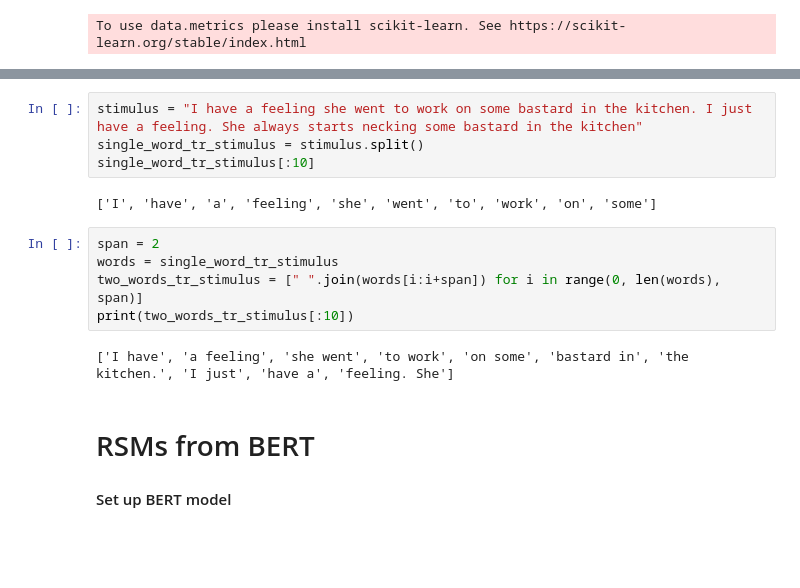
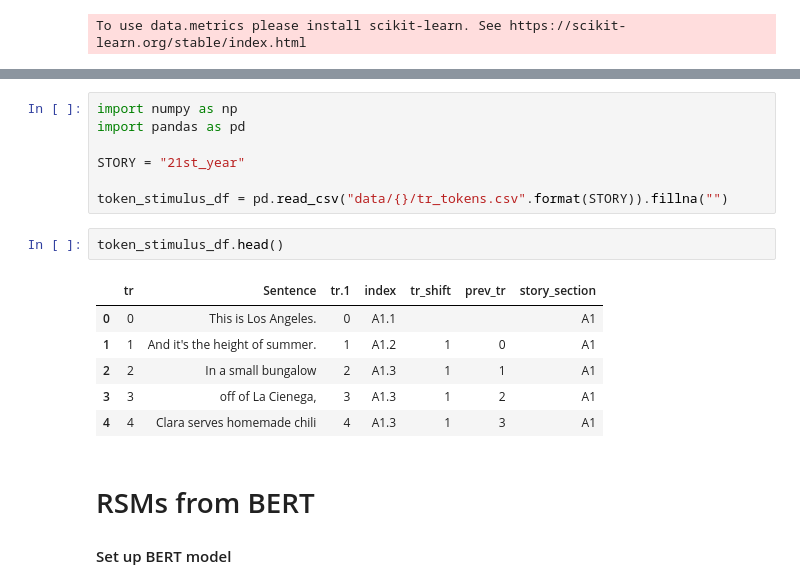
Before and after one commit to tsumers/bert-brains, a Jupyter notebook: BERT-RSMs.ipynb, the cells around one changed output, grey strips where cells are left out. Cells and saved outputs as stored; diff of their text form; blank space fills up the shorter version.

```diff
--- a/BERT-RSMs.ipynb
+++ b/BERT-RSMs.ipynb
@@ -16,16 +6,19 @@ Here, I'm assuming the general form of text-based stimuli is a list-of-list of t
-# %%
-stimulus = "I have a feeling she went to work on some bastard in the kitchen. I just have a feeling. She always starts necking some bastard in the kitchen"
-single_word_tr_stimulus = stimulus.split()
-single_word_tr_stimulus[:10]
-# %% [output]
-['I', 'have', 'a', 'feeling', 'she', 'went', 'to', 'work', 'on', 'some']
-# %%
-span = 2
-words = single_word_tr_stimulus
-two_words_tr_stimulus = [" ".join(words[i:i+span]) for i in range(0, len(words), span)]
-print(two_words_tr_stimulus[:10])
-# %% [output]
-['I have', 'a feeling', 'she went', 'to work', 'on some', 'bastard in', 'the kitchen.', 'I just', 'have a', 'feeling. She']
+# %%
+import numpy as np
+import pandas as pd
+
+STORY = "21st_year"
+
+token_stimulus_df = pd.read_csv("data/{}/tr_tokens.csv".format(STORY)).fillna("")
+# %%
+token_stimulus_df.head()
+# %% [output]
+|  | tr | Sentence | tr.1 | index | tr_shift | prev_tr | story_section |
+| 0 | 0 | This is Los Angeles. | 0 | A1.1 |  |  | A1 |
+| 1 | 1 | And it's the height of summer. | 1 | A1.2 | 1 | 0 | A1 |
+| 2 | 2 | In a small bungalow | 2 | A1.3 | 1 | 1 | A1 |
+| 3 | 3 | off of La Cienega, | 3 | A1.3 | 1 | 2 | A1 |
+| 4 | 4 | Clara serves homemade chili | 4 | A1.3 | 1 | 3 | A1 |
 # %% [markdown]
 # RSMs from BERT
 
```
Also changed, not shown: parts of 25 cells of this notebook, 1 other file.
